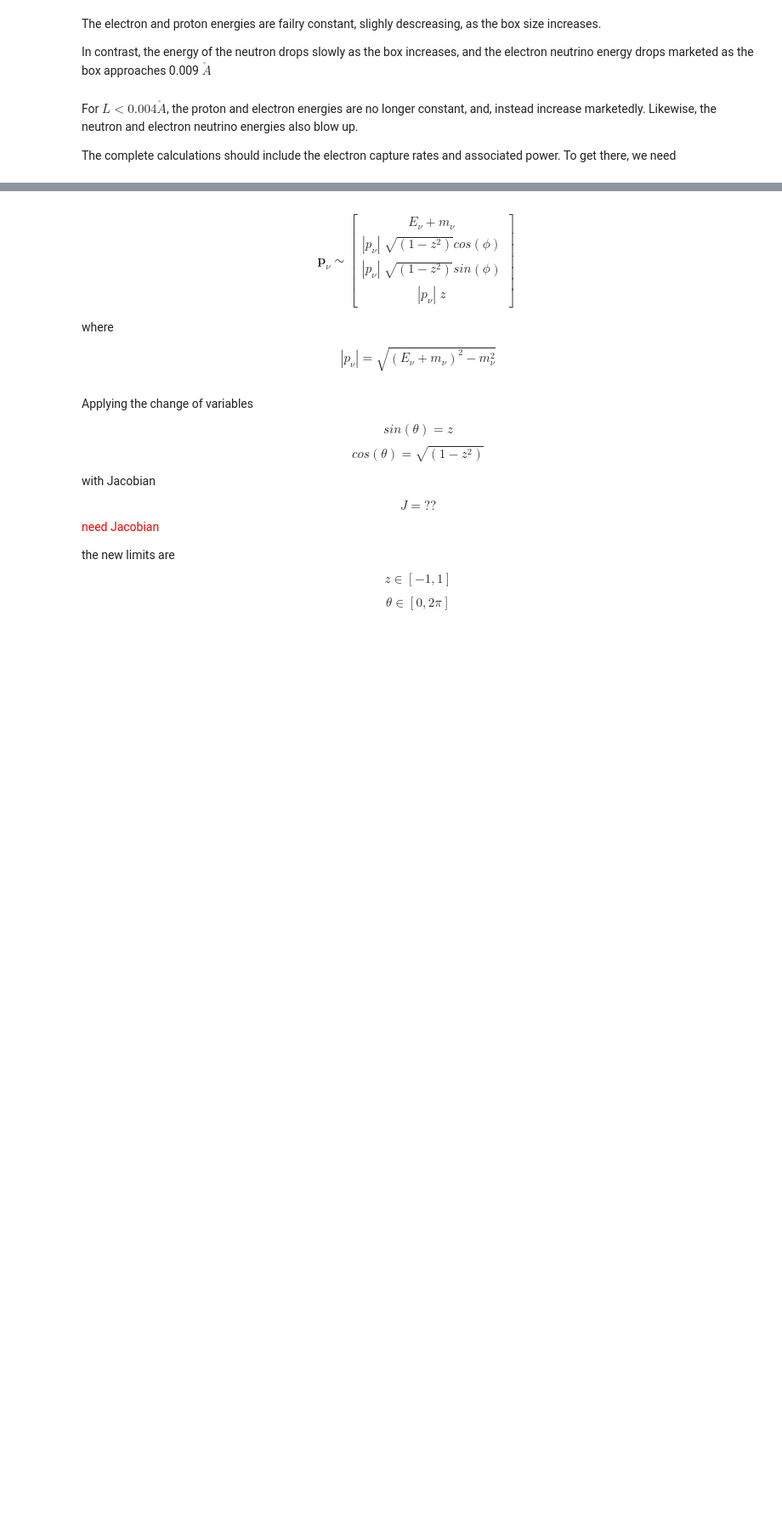
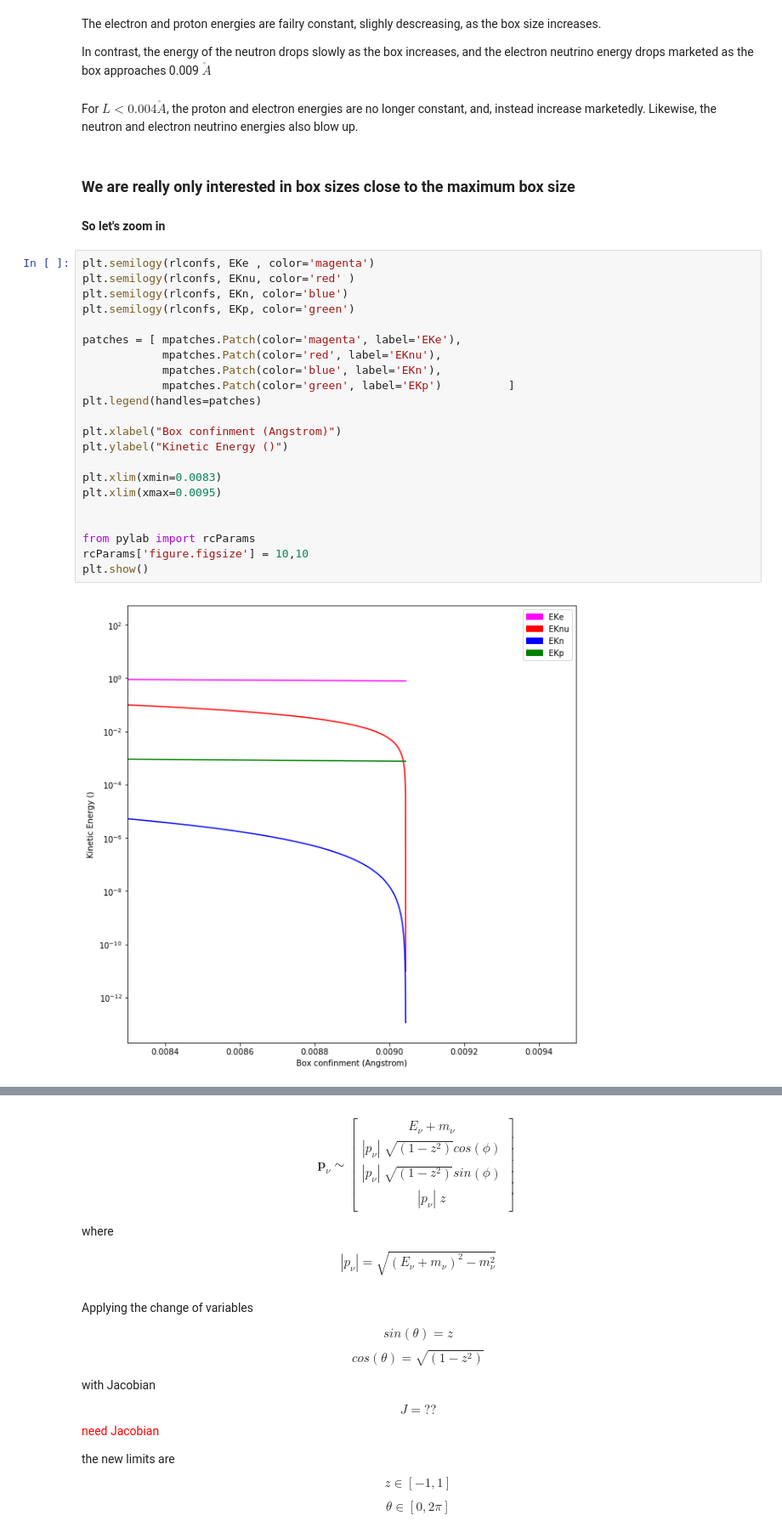
Before and after one commit to charlesmartin14/brillouin, a Jupyter notebook: Code-Confinement-Induced-Electron-Capture.ipynb, the cells around one changed output, grey strips where cells are left out. Shown: that part at 85% size. Cells and saved outputs as stored; diff of their text form; blank space fills up the shorter version.

Commit message:
reviewing notebooks, adding zoom in

```diff
--- a/Code-Confinement-Induced-Electron-Capture.ipynb
+++ b/Code-Confinement-Induced-Electron-Capture.ipynb
@@ -227,5 +240,31 @@ The electron and proton energies are failry constant, slighly descreasing, as th
 In contrast, the energy of the neutron drops slowly as the box increases, and the electron neutrino energy drops marketed as the box approaches 0.009 $\mathring{A}$
 # %% [markdown]
 For $L < 0.004 \mathring{A}$, the proton and electron energies are no longer constant, and, instead increase marketedly.  Likewise, the neutron and electron neutrino energies also blow up.
-
-The complete calculations should include the electron capture rates and associated power. To get there, we need
+# %% [markdown]
+### We are really only interested in box sizes close to the maximum box size
+
+#### So let's zoom in
+# %%
+plt.semilogy(rlconfs, EKe , color='magenta')
+plt.semilogy(rlconfs, EKnu, color='red' )
+plt.semilogy(rlconfs, EKn, color='blue')
+plt.semilogy(rlconfs, EKp, color='green')
+
+patches = [ mpatches.Patch(color='magenta', label='EKe'),
+            mpatches.Patch(color='red', label='EKnu'),
+            mpatches.Patch(color='blue', label='EKn'),
+            mpatches.Patch(color='green', label='EKp')          ]
+plt.legend(handles=patches)
+
+plt.xlabel("Box confinment (Angstrom)")
+plt.ylabel("Kinetic Energy ()")
+
+plt.xlim(xmin=0.0083)
+plt.xlim(xmax=0.0095)
+
+
+from pylab import rcParams
+rcParams['figure.figsize'] = 10,10
+plt.show()
+# %% [output]
+[figure, added]
```
Also changed, not shown: parts of 40 cells of this notebook, 2 other files.
